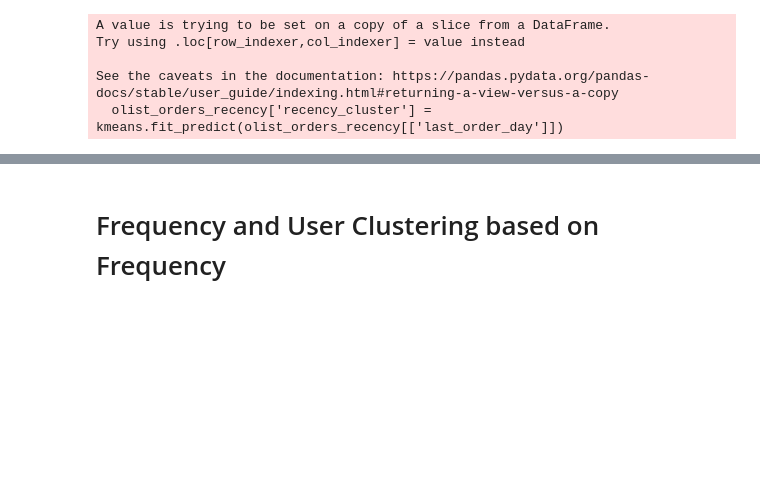
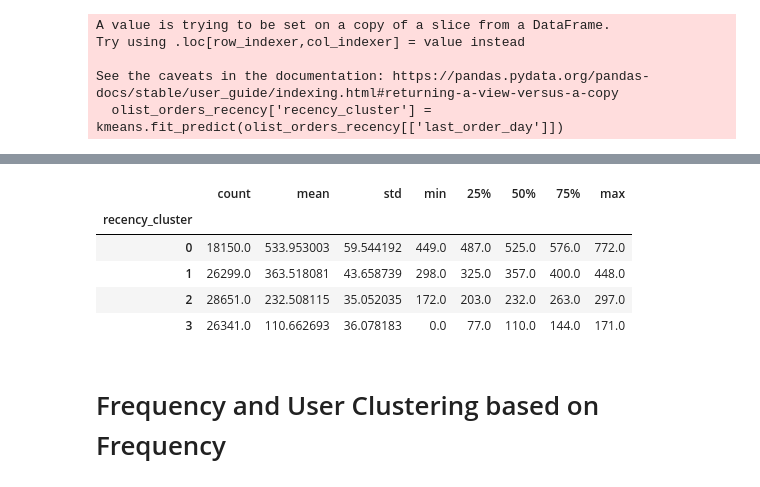
Before and after one commit to anhphuongnguyenquynh/mlops-ml-ecommerce-customers, a Jupyter notebook: ml-labs/customer_lifetime_value_prediction.ipynb, the cells around one changed output, grey strips where cells are left out. Saved outputs shown, nothing was run; the diff lists cells and outputs as text; code cells hidden in the pictures; blank space fills up the shorter version.

```diff
--- a/ml-labs/customer_lifetime_value_prediction.ipynb
+++ b/ml-labs/customer_lifetime_value_prediction.ipynb
@@ -190,5 +193,14 @@ def order_cluster(cluster_field_name, target_field_name,df,ascending):
 # %%
-olist_orders_recency_ordered = order_cluster('')
+olist_orders_recency_ordered = order_cluster('recency_cluster', 'last_order_day', olist_orders_recency, False)
+# %%
+olist_orders_recency_ordered.groupby('recency_cluster')['last_order_day'].describe()
+# %% [output]
+|  | count | mean | std | min | 25% | 50% | 75% | max |
+| recency_cluster |  |  |  |  |  |  |  |  |
+| 0 | 18150.0 | 533.953003 | 59.544192 | 449.0 | 487.0 | 525.0 | 576.0 | 772.0 |
+| 1 | 26299.0 | 363.518081 | 43.658739 | 298.0 | 325.0 | 357.0 | 400.0 | 448.0 |
+| 2 | 28651.0 | 232.508115 | 35.052035 | 172.0 | 203.0 | 232.0 | 263.0 | 297.0 |
+| 3 | 26341.0 | 110.662693 | 36.078183 | 0.0 | 77.0 | 110.0 | 144.0 | 171.0 |
 # %% [markdown]
 # Frequency and User Clustering based on Frequency
 # %%
```
Also changed, not shown: parts of 33 cells of this notebook.
